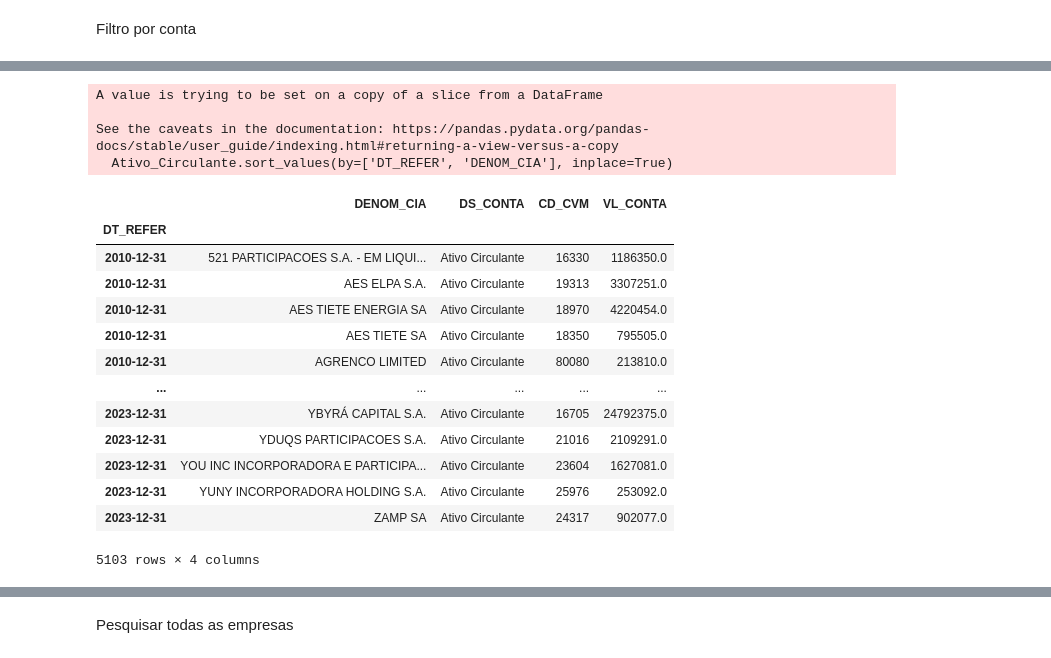
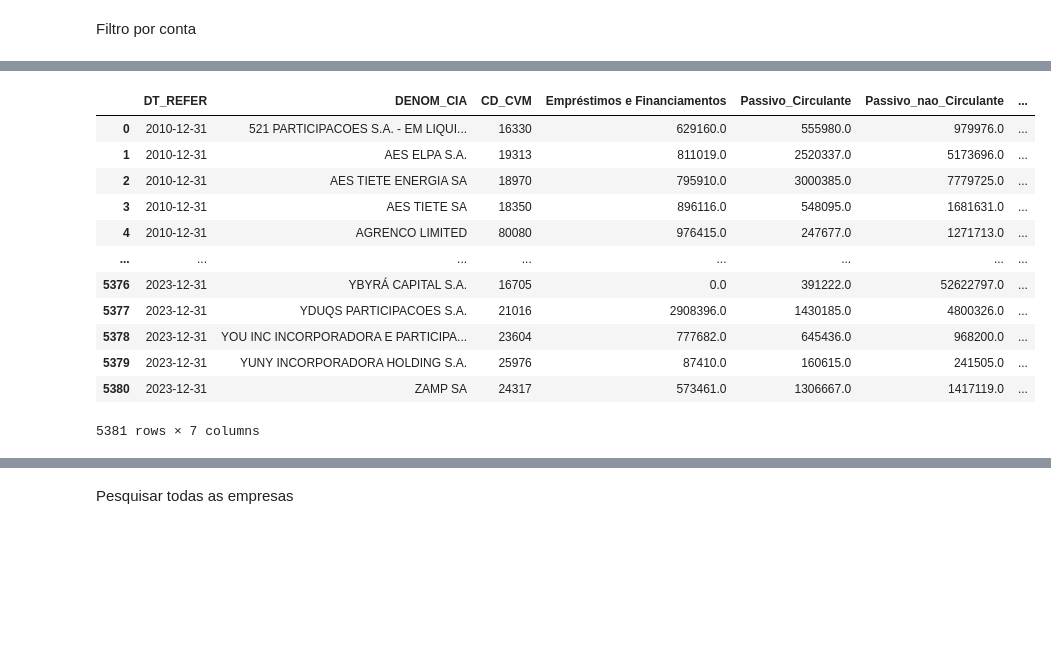
Before and after one commit to jeffersonramelo/coleta-de-dados, a Jupyter notebook: Dados_contábeis_CVM.ipynb, the cells around one changed output, grey strips where cells are left out. Saved outputs shown, nothing was run; the diff lists cells and outputs as text; code cells hidden in the pictures; blank space fills up the shorter version.

```diff
--- a/Dados_contábeis_CVM.ipynb
+++ b/Dados_contábeis_CVM.ipynb
@@ -131,42 +234,52 @@ Filtro por conta
 # %%
 import pandas as pd
 from IPython.display import display
 
-# Supondo que BPA é o DataFrame original
+# Seleciona as colunas específicas e remove duplicatas
+empresas = BPP[['DENOM_CIA', 'DT_REFER', 'DS_CONTA', 'CD_CVM', 'VL_CONTA']].drop_duplicates()
 
-# Seleciona as colunas específicas e remove duplicatas
-empresas = BPA[['DENOM_CIA', 'DT_REFER', 'DS_CONTA', 'CD_CVM', 'VL_CONTA']].drop_duplicates()
+# Lista de contas desejadas
+contas_desejadas = [
+    'Passivo Circulante', 'Passivo Não Circulante', 'Patrimônio Líquido Consolidado',
+    'Empréstimos e Financiamentos'
+    ]
 
-# Filtra as linhas onde 'DS_CONTA' é igual a 'Ativo Total'
-Ativo_Circulante = empresas[empresas['DS_CONTA'] == 'Ativo Circulante']
+# Filtra as linhas onde 'DS_CONTA' é igual a uma das contas desejadas
+filtradas = empresas[empresas['DS_CONTA'].isin(contas_desejadas)]
+
+# Pivot para criar colunas separadas para cada conta
+pivot_filtradas = filtradas.pivot_table(index=['DT_REFER', 'DENOM_CIA', 'CD_CVM'],
+                                        columns='DS_CONTA',
+                                        values='VL_CONTA',
+                                        aggfunc='last').reset_index()
+
+# Renomeia as colunas para remover a hierarquia de colunas
+pivot_filtradas.columns.name = None
+
+# Renomeia as colunas para serem mais claras
+pivot_filtradas.rename(columns={
+    'Passivo Circulante': 'Passivo_Circulante',
+    'Passivo Não Circulante': 'Passivo_nao_Circulante',
+    'Patrimônio Líquido Consolidado': 'Patrimonio_Liquido',
+    'Emprestimos e Financiamentos': 'Emprestimos_Financiamentos'
+}, inplace=True)
 
 # Ordena pelo 'DT_REFER' e 'DENOM_CIA' para garantir a ordem correta
-Ativo_Circulante.sort_values(by=['DT_REFER', 'DENOM_CIA'], inplace=True)
+pivot_filtradas.sort_values(by=['DT_REFER', 'DENOM_CIA'], inplace=True)
 
-# Remove duplicatas mantendo a última ocorrência
-Ativo_Circulante = Ativo_Circulante.drop_duplicates(subset=['DENOM_CIA', 'DT_REFER'], keep='last')
-
-# Define 'DT_REFER' como índice
-Ativo_Circulante.set_index('DT_REFER', inplace=True)
-
-# Exibe a tabela filtrada
-display(Ativo_Circulante)
+# Exibe a tabela pivotada
+display(pivot_filtradas)
 # %% [output]
+|  | DT_REFER | DENOM_CIA | CD_CVM | Empréstimos e Financiamentos | Passivo_Circulante | Passivo_nao_Circulante | ... |
+| 0 | 2010-12-31 | 521 PARTICIPACOES S.A. - EM LIQUI... | 16330 | 629160.0 | 555980.0 | 979976.0 | ... |
+| 1 | 2010-12-31 | AES ELPA S.A. | 19313 | 811019.0 | 2520337.0 | 5173696.0 | ... |
+| 2 | 2010-12-31 | AES TIETE ENERGIA SA | 18970 | 795910.0 | 3000385.0 | 7779725.0 | ... |
+| 3 | 2010-12-31 | AES TIETE SA | 18350 | 896116.0 | 548095.0 | 1681631.0 | ... |
+| 4 | 2010-12-31 | AGRENCO LIMITED | 80080 | 976415.0 | 247677.0 | 1271713.0 | ... |
+| ... | ... | ... | ... | ... | ... | ... | ... |
+| 5376 | 2023-12-31 | YBYRÁ CAPITAL S.A. | 16705 | 0.0 | 391222.0 | 52622797.0 | ... |
+| 5377 | 2023-12-31 | YDUQS PARTICIPACOES S.A. | 21016 | 2908396.0 | 1430185.0 | 4800326.0 | ... |
+| 5378 | 2023-12-31 | YOU INC INCORPORADORA E PARTICIPA... | 23604 | 777682.0 | 645436.0 | 968200.0 | ... |
+| 5379 | 2023-12-31 | YUNY INCORPORADORA HOLDING S.A. | 25976 | 87410.0 | 160615.0 | 241505.0 | ... |
+| 5380 | 2023-12-31 | ZAMP SA | 24317 | 573461.0 | 1306667.0 | 1417119.0 | ... |
-A value is trying to be set on a copy of a slice from a DataFrame
-
-See the caveats in the documentation: https://pandas.pydata.org/pandas-docs/stable/user_guide/indexing.html#returning-a-view-versus-a-copy
-  Ativo_Circulante.sort_values(by=['DT_REFER', 'DENOM_CIA'], inplace=True)
+5381 rows × 7 columns
-|  | DENOM_CIA | DS_CONTA | CD_CVM | VL_CONTA |
-| DT_REFER |  |  |  |  |
-| 2010-12-31 | 521 PARTICIPACOES S.A. - EM LIQUI... | Ativo Circulante | 16330 | 1186350.0 |
-| 2010-12-31 | AES ELPA S.A. | Ativo Circulante | 19313 | 3307251.0 |
-| 2010-12-31 | AES TIETE ENERGIA SA | Ativo Circulante | 18970 | 4220454.0 |
-| 2010-12-31 | AES TIETE SA | Ativo Circulante | 18350 | 795505.0 |
-| 2010-12-31 | AGRENCO LIMITED | Ativo Circulante | 80080 | 213810.0 |
-| ... | ... | ... | ... | ... |
-| 2023-12-31 | YBYRÁ CAPITAL S.A. | Ativo Circulante | 16705 | 24792375.0 |
-| 2023-12-31 | YDUQS PARTICIPACOES S.A. | Ativo Circulante | 21016 | 2109291.0 |
-| 2023-12-31 | YOU INC INCORPORADORA E PARTICIPA... | Ativo Circulante | 23604 | 1627081.0 |
-| 2023-12-31 | YUNY INCORPORADORA HOLDING S.A. | Ativo Circulante | 25976 | 253092.0 |
-| 2023-12-31 | ZAMP SA | Ativo Circulante | 24317 | 902077.0 |
-5103 rows × 4 columns
```
Also changed, not shown: parts of 7 cells of this notebook.
